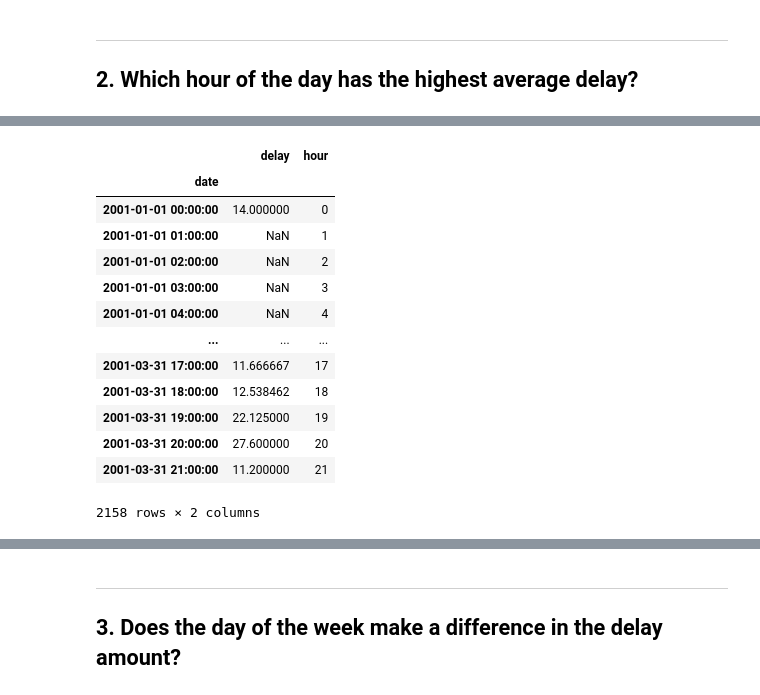
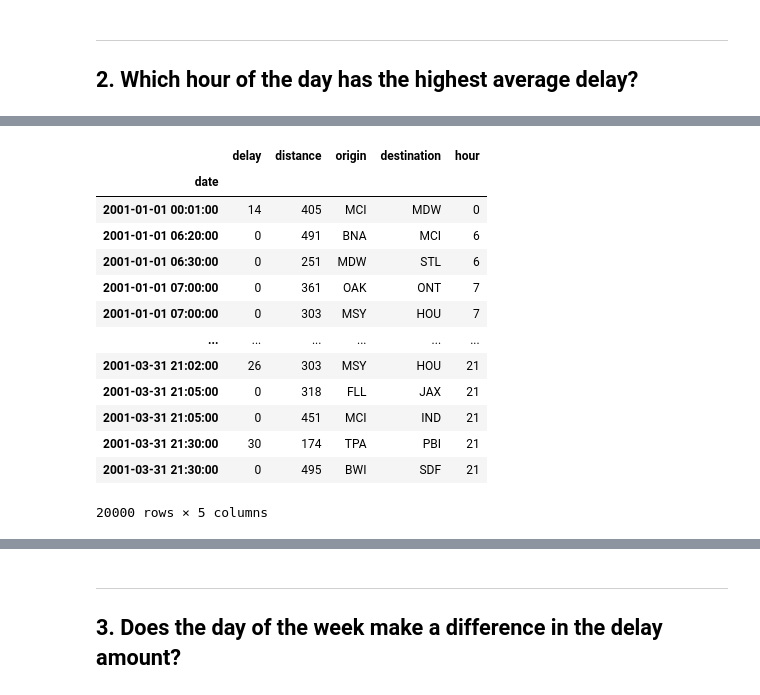
Before and after one commit to aleclhartman/ds-methodologies-exercises, a Jupyter notebook: time_series/prepare.ipynb, the cells around one changed output, grey strips where cells are left out. Cells and saved outputs as stored; diff of their text form; code cells hidden in the pictures.

```diff
--- a/time_series/prepare.ipynb
+++ b/time_series/prepare.ipynb
@@ -684,21 +685,20 @@ flights
 20000 rows × 4 columns
-# %%
-mean_hourly_delays = pd.DataFrame(flights.delay.resample("H").mean())
-mean_hourly_delays["hour"] = mean_hourly_delays.index.hour
-mean_hourly_delays
-# %% [output]
-|  | delay | hour |
-| date |  |  |
-| 2001-01-01 00:00:00 | 14.000000 | 0 |
-| 2001-01-01 01:00:00 | NaN | 1 |
-| 2001-01-01 02:00:00 | NaN | 2 |
-| 2001-01-01 03:00:00 | NaN | 3 |
-| 2001-01-01 04:00:00 | NaN | 4 |
-| ... | ... | ... |
-| 2001-03-31 17:00:00 | 11.666667 | 17 |
-| 2001-03-31 18:00:00 | 12.538462 | 18 |
-| 2001-03-31 19:00:00 | 22.125000 | 19 |
-| 2001-03-31 20:00:00 | 27.600000 | 20 |
-| 2001-03-31 21:00:00 | 11.200000 | 21 |
-2158 rows × 2 columns
+# %%
+flights["hour"] = flights.index.hour
+flights
+# %% [output]
+|  | delay | distance | origin | destination | hour |
+| date |  |  |  |  |  |
+| 2001-01-01 00:01:00 | 14 | 405 | MCI | MDW | 0 |
+| 2001-01-01 06:20:00 | 0 | 491 | BNA | MCI | 6 |
+| 2001-01-01 06:30:00 | 0 | 251 | MDW | STL | 6 |
+| 2001-01-01 07:00:00 | 0 | 361 | OAK | ONT | 7 |
+| 2001-01-01 07:00:00 | 0 | 303 | MSY | HOU | 7 |
+| ... | ... | ... | ... | ... | ... |
+| 2001-03-31 21:02:00 | 26 | 303 | MSY | HOU | 21 |
+| 2001-03-31 21:05:00 | 0 | 318 | FLL | JAX | 21 |
+| 2001-03-31 21:05:00 | 0 | 451 | MCI | IND | 21 |
+| 2001-03-31 21:30:00 | 30 | 174 | TPA | PBI | 21 |
+| 2001-03-31 21:30:00 | 0 | 495 | BWI | SDF | 21 |
+20000 rows × 5 columns
 # %%
```
Also changed, not shown: parts of 10 cells of this notebook, 1 other file.
